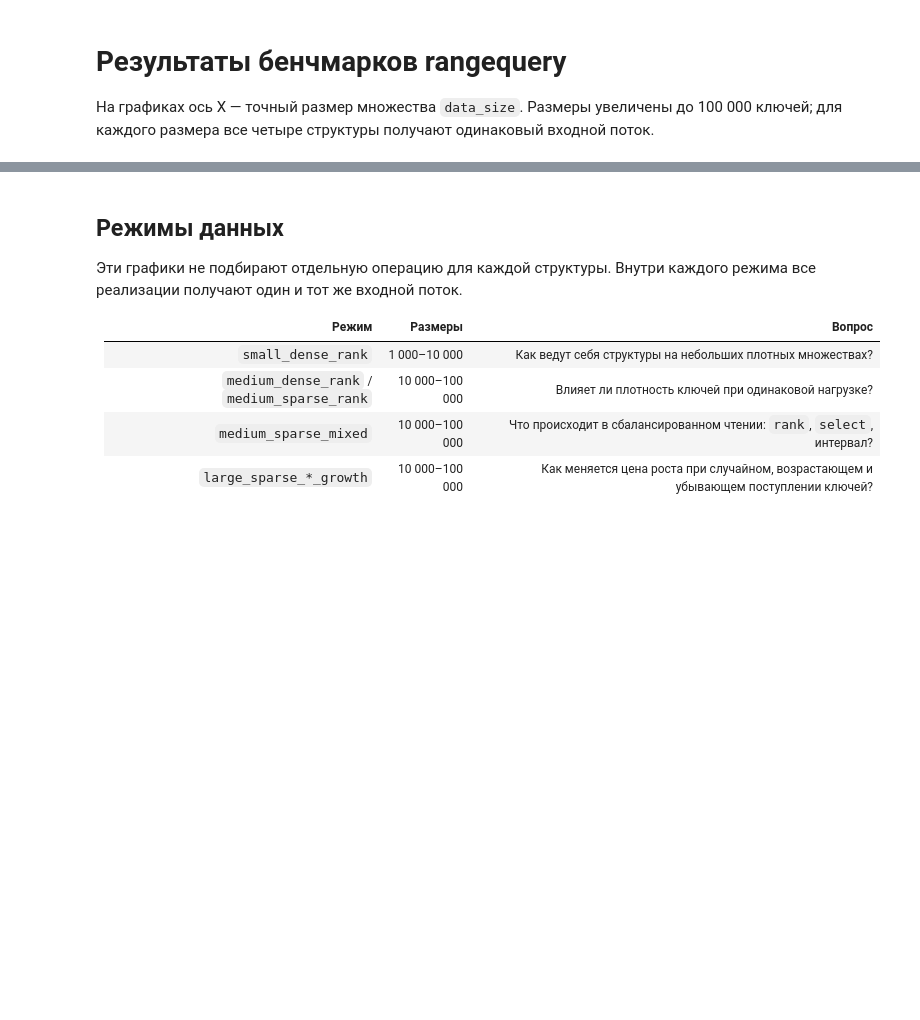
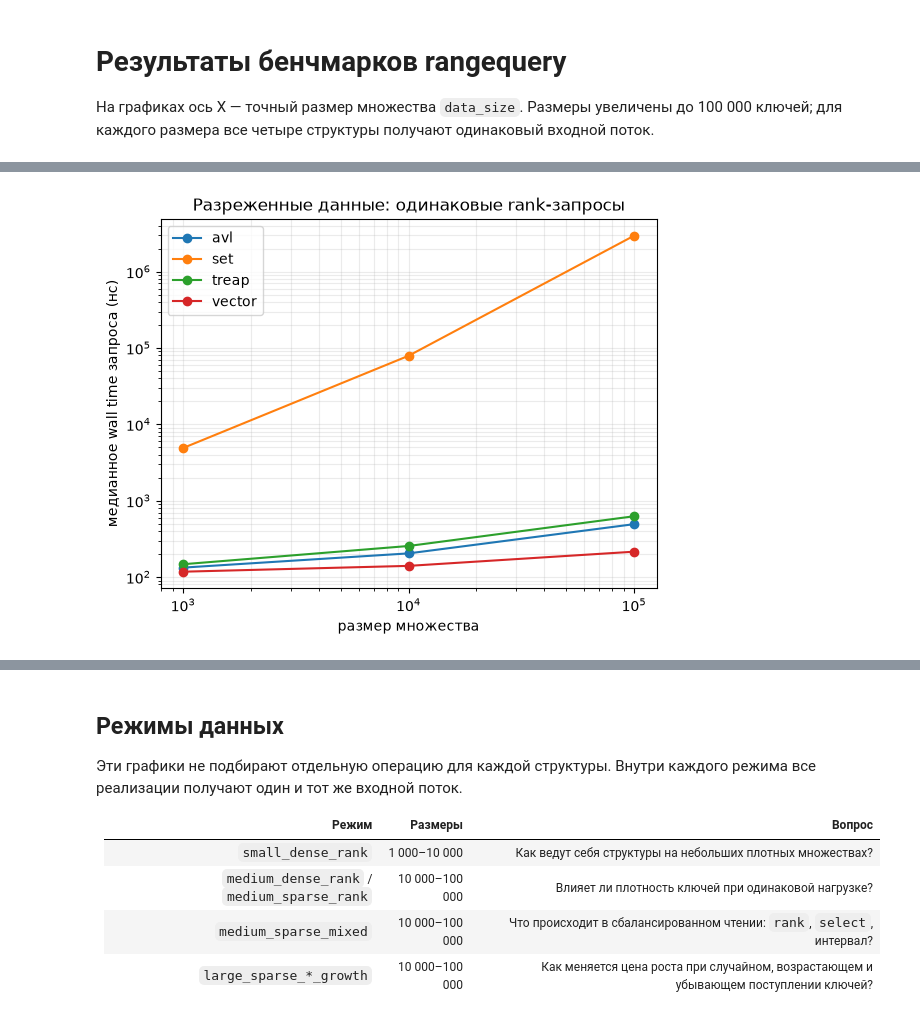
Before and after one commit to the-lenoz/RangeQueryResearch, a Jupyter notebook: notebooks/benchmark_results.ipynb, the cells around one changed output, grey strips where cells are left out. Drawn from its saved outputs; the diff is of its cells as text; code cells hidden in the pictures; blank space fills up the shorter version.

```diff
--- a/notebooks/benchmark_results.ipynb
+++ b/notebooks/benchmark_results.ipynb
@@ -20,6 +29,8 @@ results.head()
 # %%
-summary = results.groupby(['structure', 'data_size'], as_index=False)['ns_per_operation'].median()
+summary = results.groupby(['structure', 'data_size'], as_index=False)['wall_ns_per_operation'].median()
 for structure, group in summary.groupby('structure'):
-    plt.loglog(group['data_size'], group['ns_per_operation'], marker='o', label=structure)
-plt.xlabel('размер множества'); plt.ylabel('медианное время команды (нс)'); plt.title('Разреженные данные: одинаковые rank-запросы')
+    plt.loglog(group['data_size'], group['wall_ns_per_operation'], marker='o', label=structure)
+plt.xlabel('размер множества'); plt.ylabel('медианное wall time запроса (нс)'); plt.title('Разреженные данные: одинаковые rank-запросы')
 plt.grid(True, which='both', alpha=.25); plt.legend(); plt.show()
+# %% [output]
+[figure, added]
```
Also changed, not shown: parts of 6 cells of this notebook, 24 other files.
